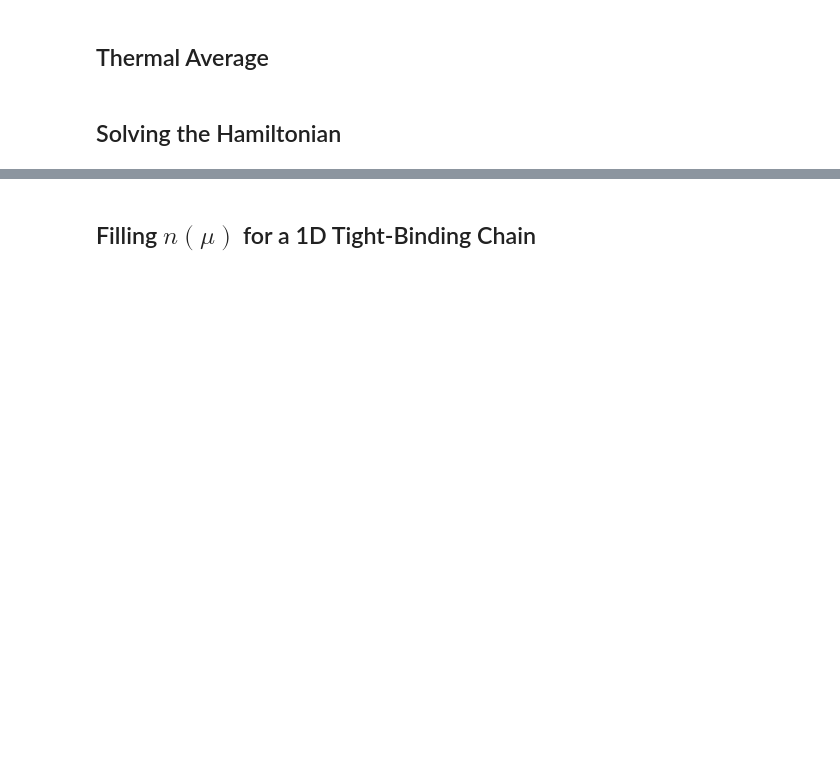
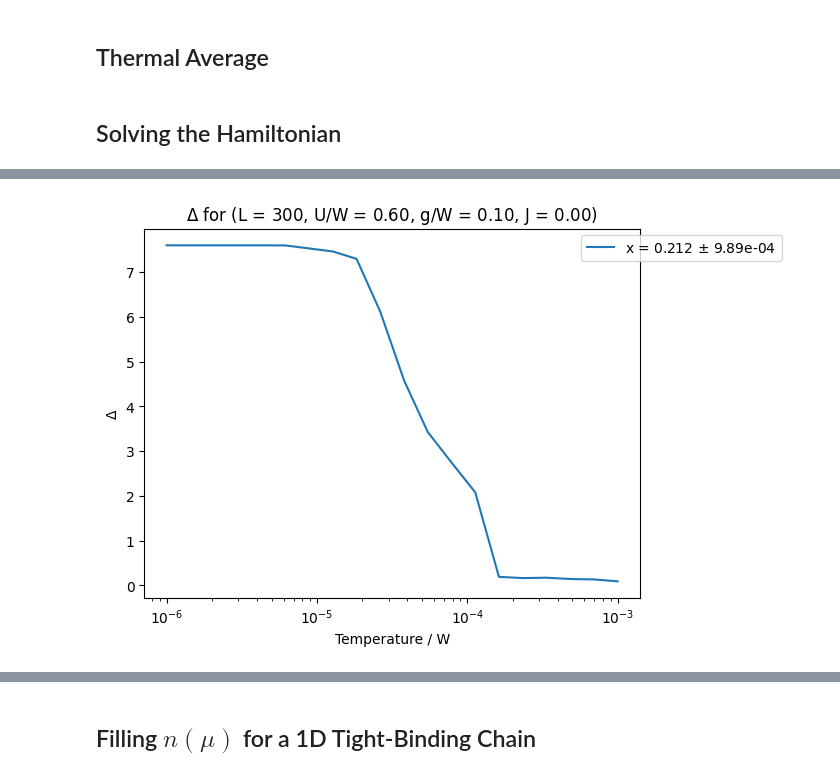
Before and after one commit to guilhermebaos/QUARMEN-Lessons, a Jupyter notebook: Master-Thesis/06-SC+AFM-1D.ipynb, the cells around one changed output, grey strips where cells are left out. Saved outputs shown, nothing was run; the diff lists cells and outputs as text; code cells hidden in the pictures; blank space fills up the shorter version.

```diff
--- a/Master-Thesis/06-SC+AFM-1D.ipynb
+++ b/Master-Thesis/06-SC+AFM-1D.ipynb
@@ -531,0 +578,82 @@ def solve(L: int, d: int, mu: float, U: float, g: float, J: float, T: float, del
+# %%
+# CONSTANTS
+d = 1
+W = 4
+
+# PARAMETERS
+L = 300
+g = 0.1 * W
+U = 0.6 * W
+J = 0
+
+# Range of mu to compute
+mu_min = U/2 - 0.5
+mu_max = U/2 + 0.0
+mu_steps = 6
+
+mm = np.linspace(mu_min, mu_max, mu_steps)
+
+# Range of T to study
+tt_min = 1e-6 * W
+tt_max = 1e-3 * W
+tt_steps = 20
+tt = np.exp(np.linspace(np.log(tt_min), np.log(tt_max), tt_steps))
+
+# Threashold for delta (error is 0.01 times this)
+delta_zero = 0.1
+
+# CALCULATION
+cc = []
+nn = []
+for mu in mm:
+    nn_temp = []
+    dd = []
+    for T in tt:
+        delta, n = solve(L, d, mu, U, g, J, T, delta_eps=0.001*delta_zero)
+        nn_temp += [n]
+        dd += [delta]
+
+    # Pass to array
+    nn_temp = np.array(nn_temp)
+    dd = np.array(dd)
+
+    plt.plot(tt/W, dd, label=f"x = {1-np.average(nn_temp):.3f} $\\pm$ {np.std(nn_temp):.2e}")
+
+    plt.title(f"$\\Delta$ for (L = {L}, U/W = {U/W:.2f}, g/W = {g/W:.2f}, J = {J/W:.2f})")
+    plt.xlabel("Temperature / W")
+    plt.xscale("log")
+    plt.ylabel("$\\Delta$")
+    plt.legend(bbox_to_anchor=(1.3, 1.0))
+    plt.show()
+
+    # Find Tc as the  temperature where Delta > delta_zero
+    Tc = np.max(tt[dd > delta_zero])
+    cc += [Tc]
+
+    # # Find Tc as the point with biggest derivative dDelta/dT
+    # dDdT = np.abs((dd[1:] - dd[:-1]) / (tt[1:] - tt[:-1]))
+    # maxi = np.max(dDdT)
+    # index = list(dDdT).index(maxi)
+
+    # # Use the midpoint
+    # Tc = (tt[index] + tt[index + 1]) / 2
+    # cc += [Tc]
+
+    # Compute n for Tc
+    delta, n = solve(L, d, mu, U, g, J, Tc, delta_eps=0.001*delta_zero)
+    nn += [n]
+
+# Pass to array
+nn = np.array(nn)
+cc = np.array(cc)
+
+print(nn)
+
+plt.title(f"$T_c(n)$ for (L = {L}, U/W = {U/W:.2f}, g/W = {g/W:.2f}, J = {J/W:.2f})")
+plt.plot(1 - nn, cc / W)
+plt.xlabel("x (Hole doping = 1-n)")
+plt.ylabel("Temperature / W")
+plt.yscale("log")
+plt.show()
+# %% [output]
+[figure, added]
```
Also changed, not shown: parts of 12 cells of this notebook, 1 other file.
